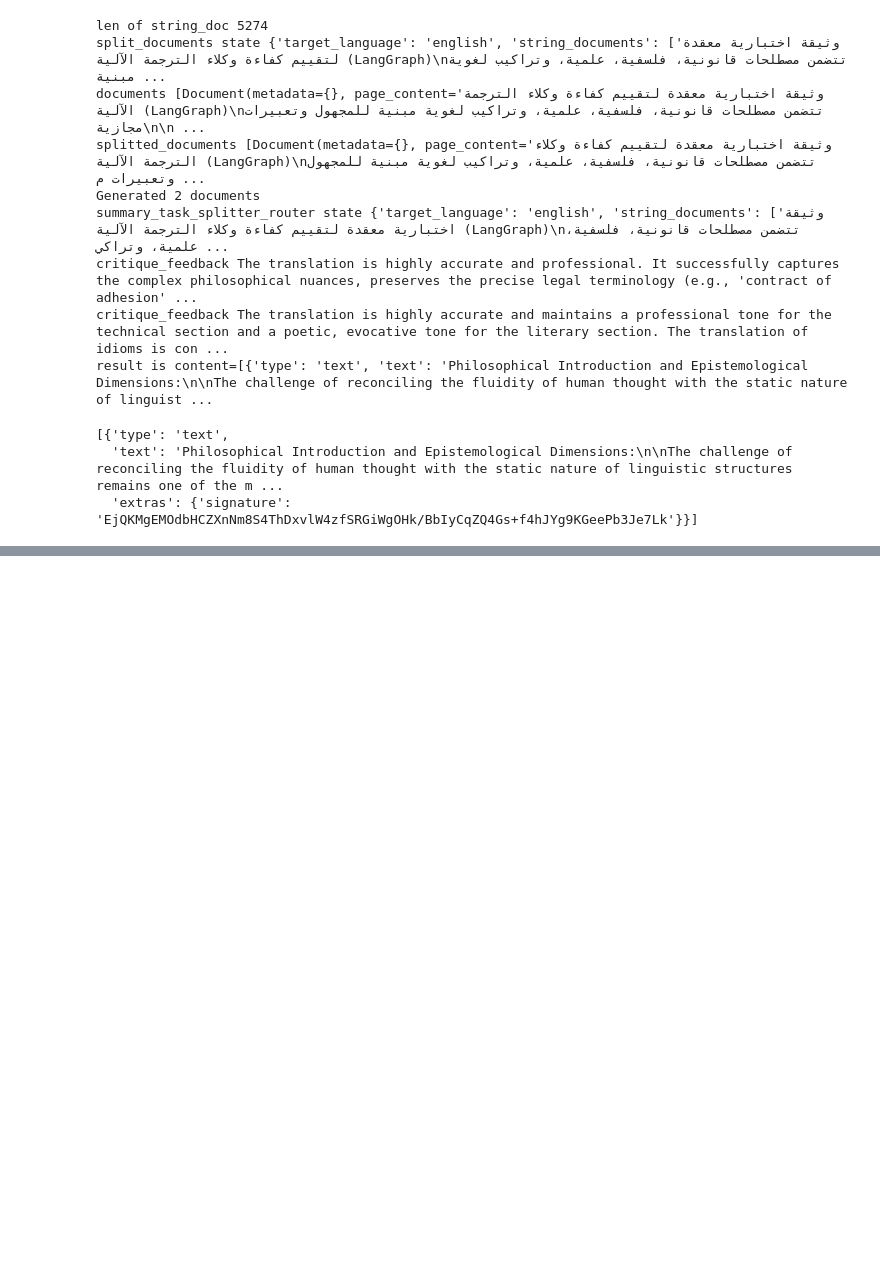
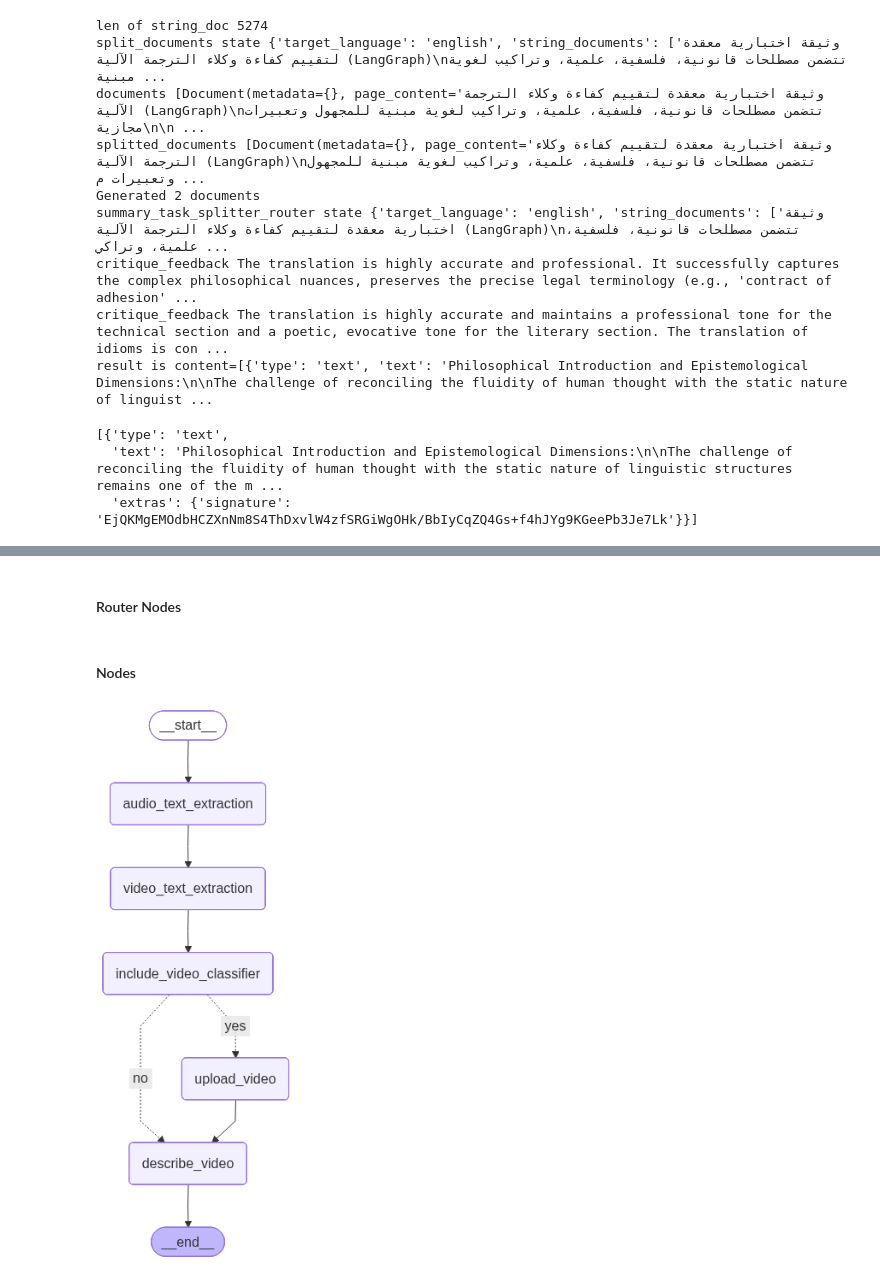
Before and after one commit to yahiaabdelhady2023/cross-border-e-commerce-agent-swarm, a Jupyter notebook: new_agentic_framework.ipynb, the cells around one changed output, grey strips where cells are left out. Drawn from its saved outputs; the diff is of its cells as text; code cells hidden in the pictures; blank space fills up the shorter version.

Commit message:
finished layingout structure for video agent

```diff
--- a/new_agentic_framework.ipynb
+++ b/new_agentic_framework.ipynb
@@ -769,0 +804,46 @@ result["final_translated_document"].content
+# %%
+def include_video_classifier(state: VideoState):
+    """determine if user wants video to be included or not"""
+    return state["include_video"]
+# %% [markdown]
+#### Router Nodes
+# %%
+def include_video_router(state: VideoState):
+    return state["include_video"]
+# %% [markdown]
+#### Nodes
+# %%
+def audio_text_extraction(state: VideoState):
+    """extracts audio only from the video and returns text based on the audio"""
+    pass
+
+def video_text_extraction(state: VideoState):
+    """extracts text from video itself, if only it exists, like subtitles or possiblity bullet points"""
+    pass
+
+def upload_video(state: VideoState):
+    pass
+
+def describe_video(state: VideoState):
+    """given text from video_text_extraction and audio-text produced by audio_text_extraction,
+    and possiblity the description of video by upload_video
+     it generates a cohesive metadata about video what it is about [context] and returns script of the video """
+    pass
+# %%
+video_graph = StateGraph(VideoState)
+video_graph.add_node("audio_text_extraction",audio_text_extraction)
+video_graph.add_node("video_text_extraction",video_text_extraction)
+video_graph.add_node("upload_video",upload_video)
+video_graph.add_node("describe_video",describe_video)
+video_graph.add_node("include_video_classifier",include_video_classifier)
+###########################################################################
+video_graph.add_edge(START,"audio_text_extraction")
+video_graph.add_edge("audio_text_extraction","video_text_extraction")
+video_graph.add_edge("video_text_extraction","include_video_classifier")
+video_graph.add_conditional_edges("include_video_classifier",include_video_router,{"yes":"upload_video","no":"describe_video"})
+video_graph.add_edge("upload_video","describe_video")
+video_graph.add_edge("describe_video",END)
+video_graph_compiled = video_graph.compile()
+display(Image(video_graph_compiled.get_graph(xray=True).draw_mermaid_png()))
+# %% [output]
+[figure, added]
```
Also changed, not shown: parts of 6 cells of this notebook, 2 other files.
